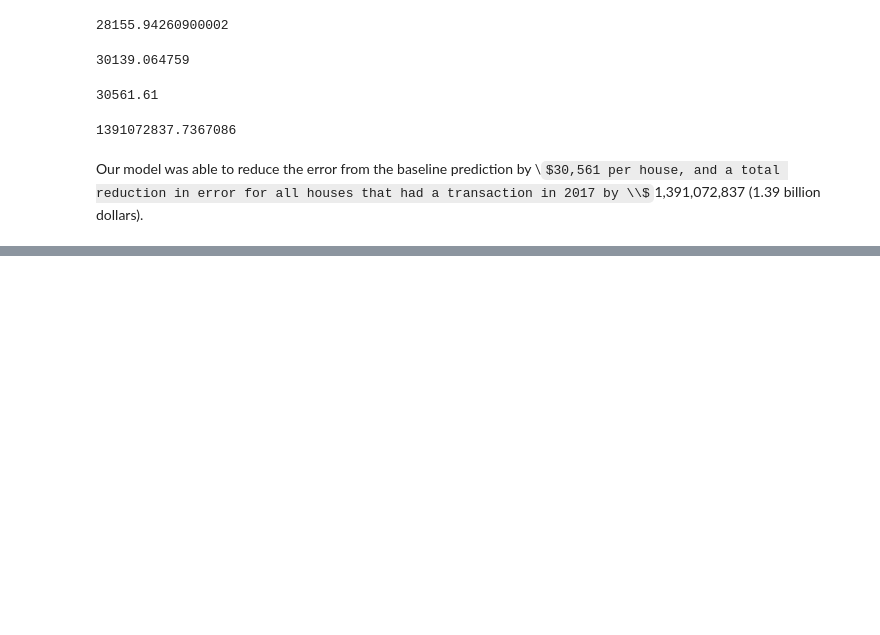
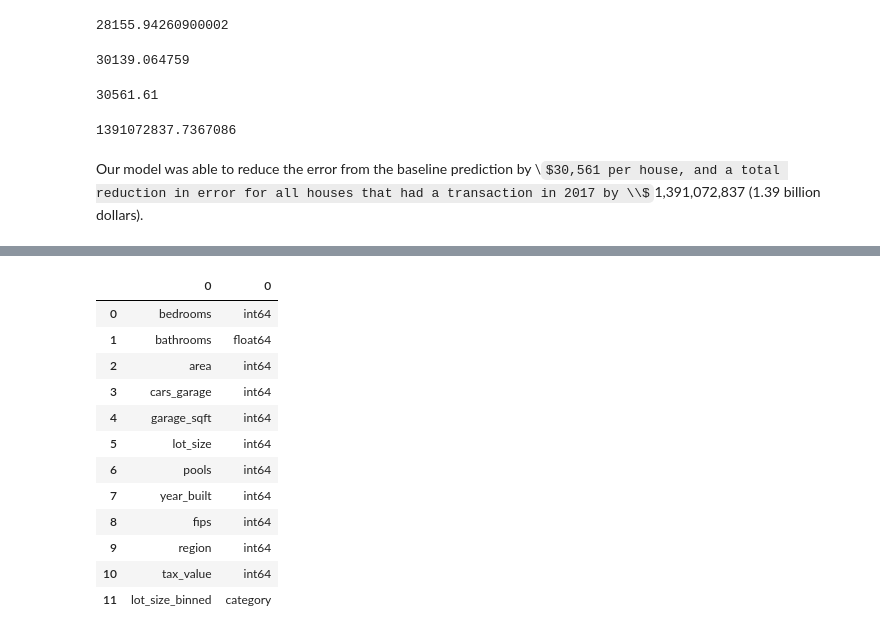
Before and after one commit to Adam-Harris87/regression-project, a Jupyter notebook: modeling.ipynb, the cells around one changed output, grey strips where cells are left out. Drawn from its saved outputs; the diff is of its cells as text; code cells hidden in the pictures; some formulas as TeX source; blank space fills up the shorter version.

```diff
--- a/modeling.ipynb
+++ b/modeling.ipynb
@@ -668,0 +669,18 @@ get_pred_error_plot(y_test)
+# %%
+pd.concat([pd.DataFrame(train.columns.to_list()),
+           pd.DataFrame(train.dtypes.to_list())
+          ], axis=1)
+# %% [output]
+|  | 0 | 0 |
+| 0 | bedrooms | int64 |
+| 1 | bathrooms | float64 |
+| 2 | area | int64 |
+| 3 | cars_garage | int64 |
+| 4 | garage_sqft | int64 |
+| 5 | lot_size | int64 |
+| 6 | pools | int64 |
+| 7 | year_built | int64 |
+| 8 | fips | int64 |
+| 9 | region | int64 |
+| 10 | tax_value | int64 |
+| 11 | lot_size_binned | category |
```
Also changed, not shown: parts of 24 cells of this notebook, 3 other files.
